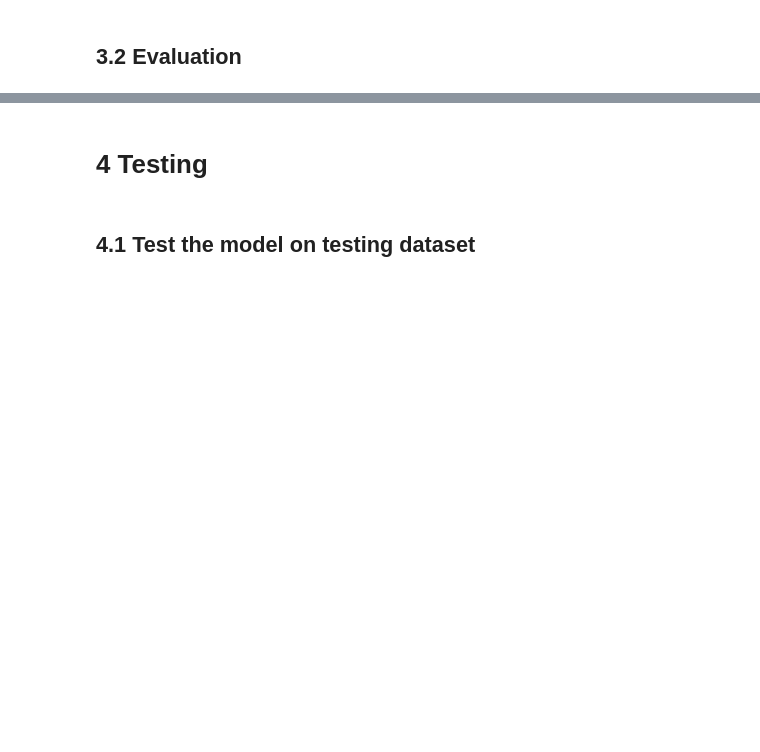
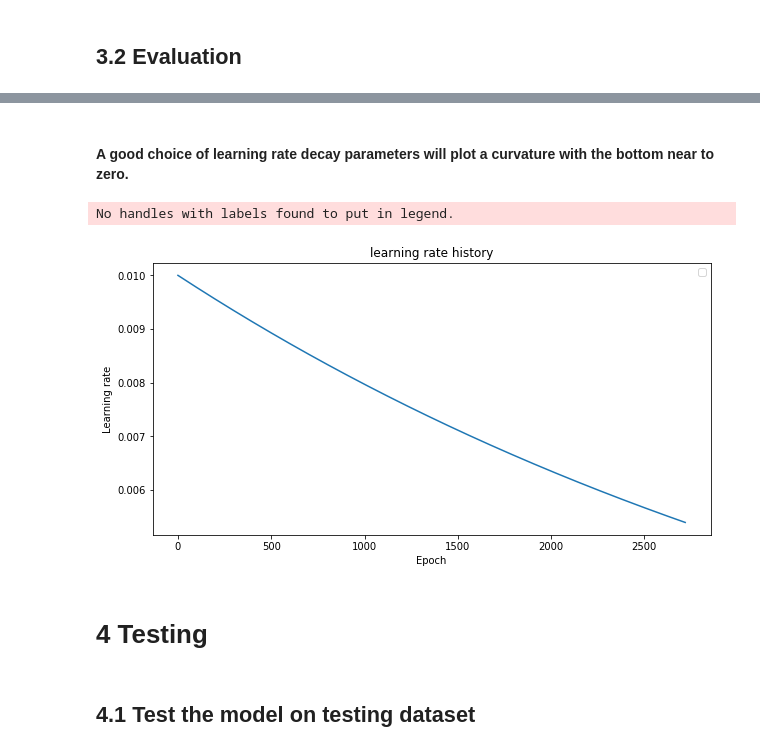
Before and after one commit to liferlisiqi/Traffic-Sign-Classifier, a Jupyter notebook: AlexNet.ipynb, the cells around one changed output, grey strips where cells are left out. Saved outputs shown, nothing was run; the diff lists cells and outputs as text; code cells hidden in the pictures; blank space fills up the shorter version.

```diff
--- a/AlexNet.ipynb
+++ b/AlexNet.ipynb
@@ -231,3 +252,16 @@ Wall time: 2min 21s
+# %% [markdown]
+#### A good choice of learning rate decay parameters will plot a curvature with the bottom near to zero.
+# %%
+plt.plot(learning_rates)
+plt.title('learning rate history')
+plt.xlabel('Epoch')
+plt.ylabel('Learning rate')
+plt.gcf().set_size_inches(10, 5)
+plt.legend()
+plt.show()
+# %% [output]
+No handles with labels found to put in legend.
+[figure, added]
 # %% [markdown]
 # 4 Testing
 # %% [markdown]
```
Also changed, not shown: parts of 10 cells of this notebook, 1 other file.
